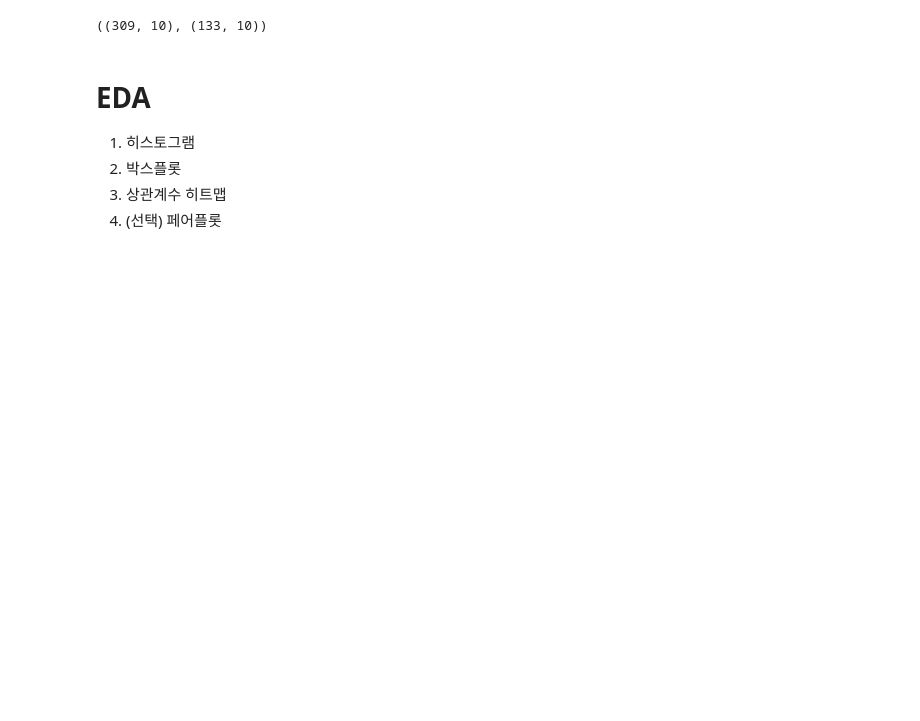
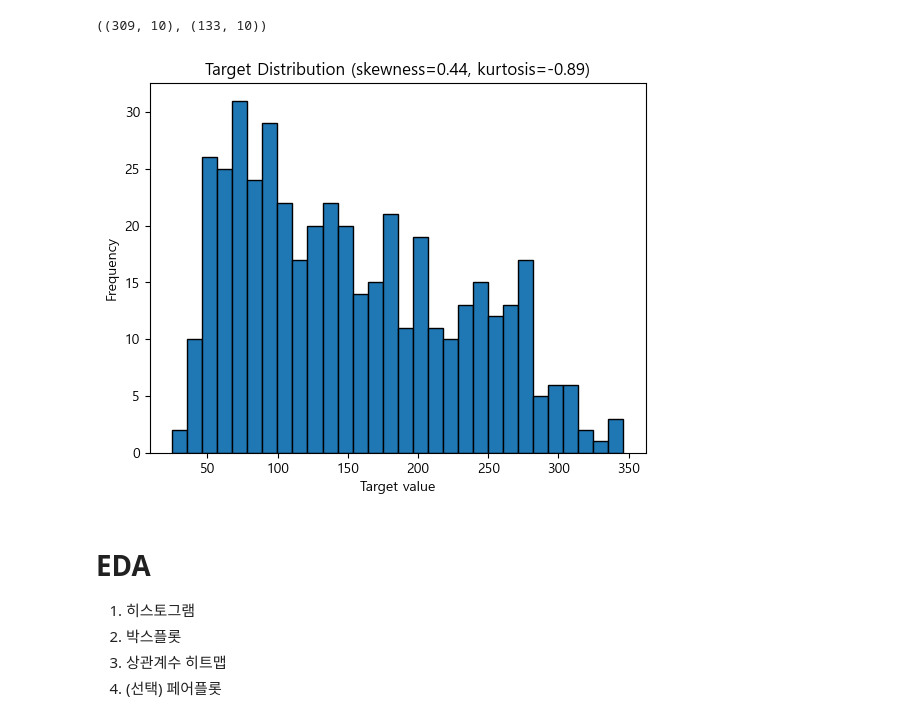
Before and after one commit to pookopook/AIchemist, a Jupyter notebook: ML_lecture/06_python_for_ML/day06_2선형회귀_정답지.ipynb, the cells around one changed output. Saved outputs shown, nothing was run; the diff lists cells and outputs as text; code cells hidden in the pictures; blank space fills up the shorter version.

```diff
--- a/ML_lecture/06_python_for_ML/day06_2선형회귀_정답지.ipynb
+++ b/ML_lecture/06_python_for_ML/day06_2선형회귀_정답지.ipynb
@@ -40,6 +40,18 @@ X_train, X_test, y_train, y_test = train_test_split(X, y,
 X_train.shape, X_test.shape
 # %% [output]
 ((309, 10), (133, 10))
+# %%
+import numpy as np
+import matplotlib.pyplot as plt
+from sklearn.datasets import load_diabetes
+from scipy.stats import skew, kurtosis
+plt.hist(y, bins=30, edgecolor='black')
+plt.title(f"Target Distribution (skewness={skew(y):.2f}, kurtosis={kurtosis(y):.2f})")
+plt.xlabel("Target value")
+plt.ylabel("Frequency")
+plt.show()
+# %% [output]
+[figure, added]
 # %% [markdown]
 # EDA
 1. 히스토그램
```
Also changed, not shown: parts of 7 cells of this notebook.
